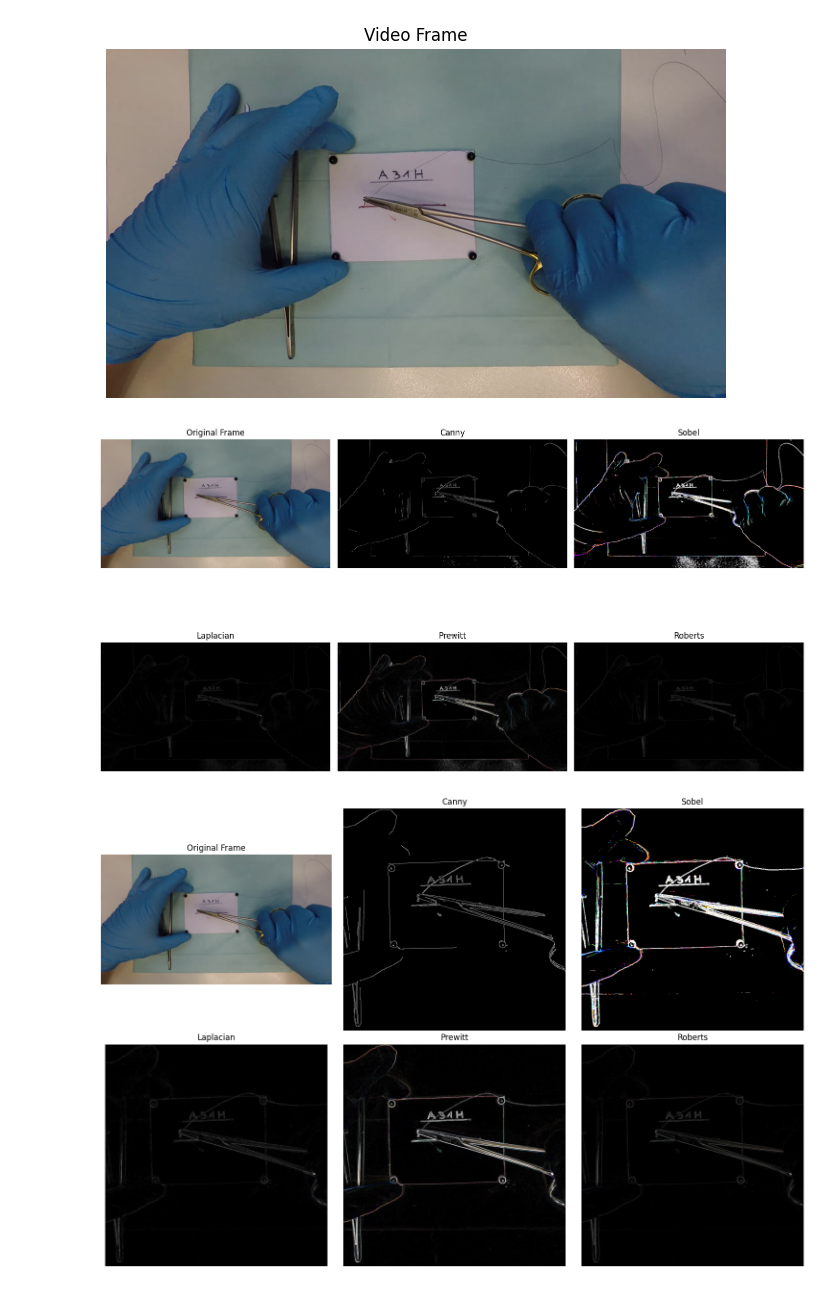
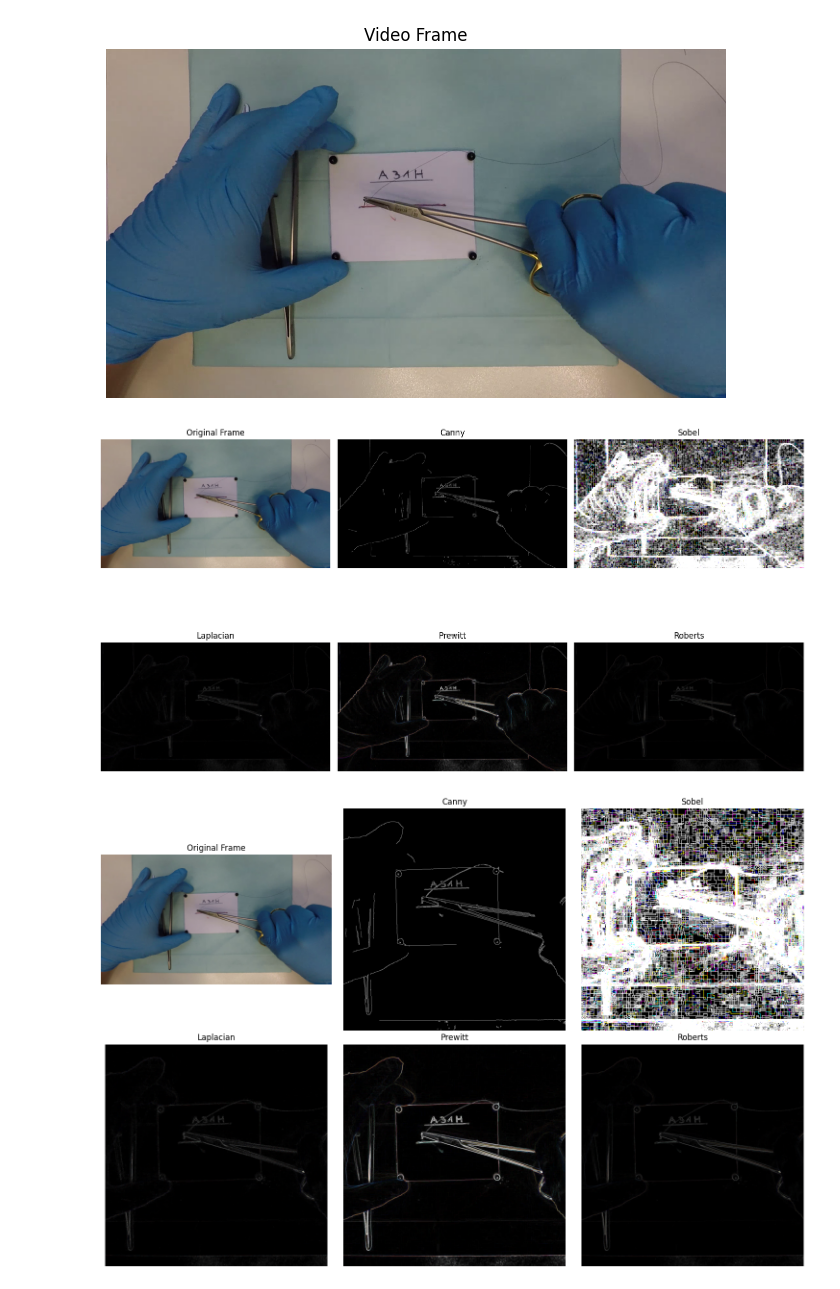
Before and after one commit to rodrigo0345/Aprof2, a Jupyter notebook: PreProcessing.ipynb, the cells around one changed output. Drawn from its saved outputs; the diff is of its cells as text; code cells hidden in the pictures.

```diff
--- a/PreProcessing.ipynb
+++ b/PreProcessing.ipynb
@@ -6,6 +6,7 @@ import cv2
 import numpy as np
 import matplotlib.pyplot as plt
 # %%
+
 def load_mp4(file_path, resize_dim=(224, 224), num_frames=None, to_rgb=True):
     # Open the video file
     cap = cv2.VideoCapture(file_path)
@@ -41,8 +42,9 @@ def load_mp4(file_path, resize_dim=(224, 224), num_frames=None, to_rgb=True):
 
     return frames
 
-# Example usage
-file_path = "A31H.mp4"
+path = "drive/MyDrive/suturas/"
+output_path = "drive/MyDrive/suturas-filtered/"
+file_path = path + "A31H.mp4"
 frames = load_mp4(file_path, resize_dim=(1920, 1080), num_frames=16, to_rgb=True)
 print(f"Loaded {len(frames)} frames with shape {frames[0].shape}")
 # %% [output]
@@ -69,7 +71,7 @@ def apply_edge_filters(frame_gray):
     sobel_y = cv2.Sobel(frame_gray, cv2.CV_64F, 0, 1, ksize=3)
     sobel = np.sqrt(sobel_x**2 + sobel_y**2)  # Combine x and y gradients
     sobel = np.uint8(np.clip(sobel, 0, 255))  # Convert to 8-bit
-    _, sobel_binary = cv2.threshold(sobel, 40, 255, cv2.THRESH_BINARY)
+    _, sobel_binary = cv2.threshold(sobel, 0, 255, cv2.THRESH_BINARY)
 
     # 3. Laplacian Filter
     laplacian = cv2.Laplacian(frame_gray, cv2.CV_64F)
@@ -135,7 +137,7 @@ filtered_frames = apply_edge_filters(frames[11])
 # Display results
 display_frames(test_frame, filtered_frames)
 # %% [output]
-[figure, old version]
+[figure, new version]
 # %%
 def crop_center(image, crop_fraction=0.5):
 
@@ -147,35 +149,35 @@ def crop_center(image, crop_fraction=0.5):
     crop_height = int(height * crop_fraction)
     crop_width = int(width * crop_fraction)
 
     crop_size = min(crop_height, crop_width)
 
     if crop_size % 2 != 0:
         crop_size -= 1
 
     center_y, center_x = height // 2, width // 2
 
     y1 = center_y - crop_size // 2
     y2 = center_y + crop_size // 2
     x1 = center_x - crop_size // 2
     x2 = center_x + crop_size // 2
 
     y1 = max(0, y1)
     y2 = min(height, y2)
     x1 = max(0, x1)
     x2 = min(width, x2)
 
     if len(image.shape) == 3:
         cropped = image[y1:y2, x1:x2, :]
     else:
         cropped = image[y1:y2, x1:x2]
 
     return cropped
 
-cropped_image = crop_center(frames[11], 0.8)
+cropped_image = crop_center(frames[11], 0.9)
 filtered_frames = apply_edge_filters(cropped_image)
 display_frames(test_frame, filtered_frames)
 # %% [output]
-[figure, old version]
+[figure, new version]
 # %%
 # Reconstruct video but in the molds we want
 # it just has 3 fps
```
Also changed, not shown: parts of 1 cell of this notebook.
